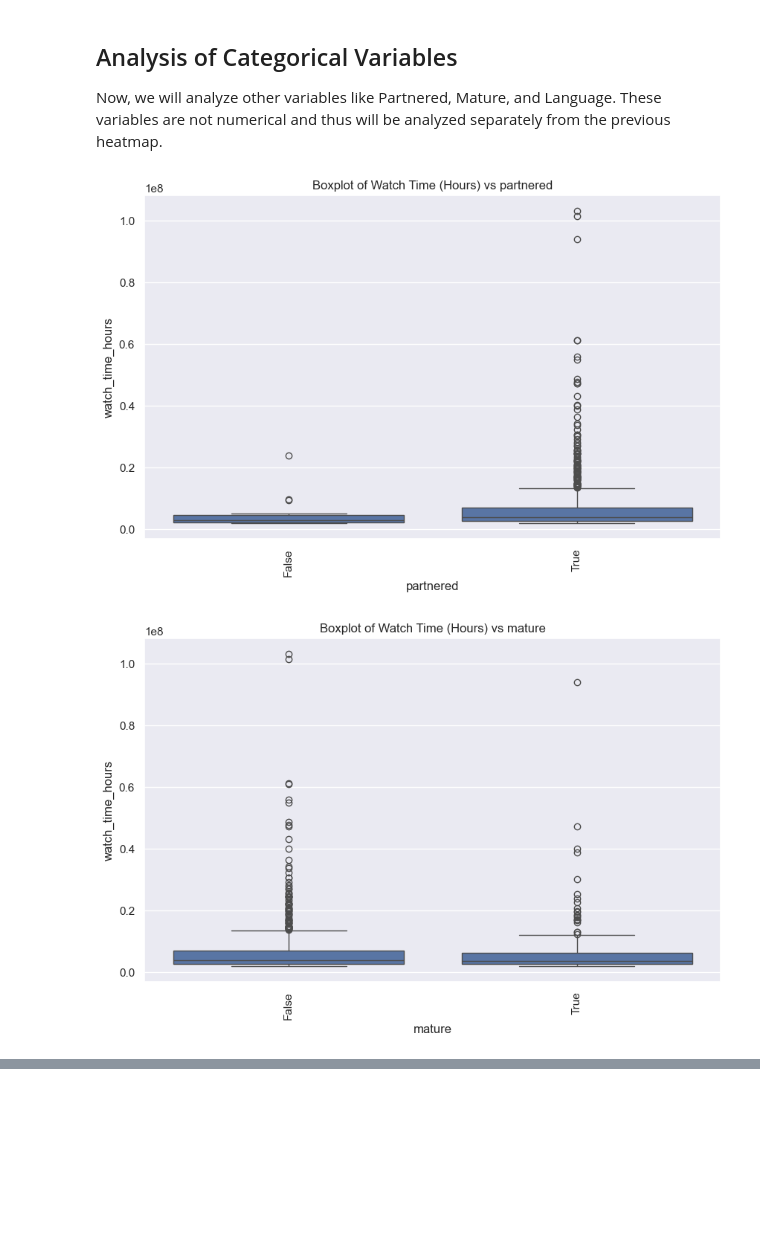
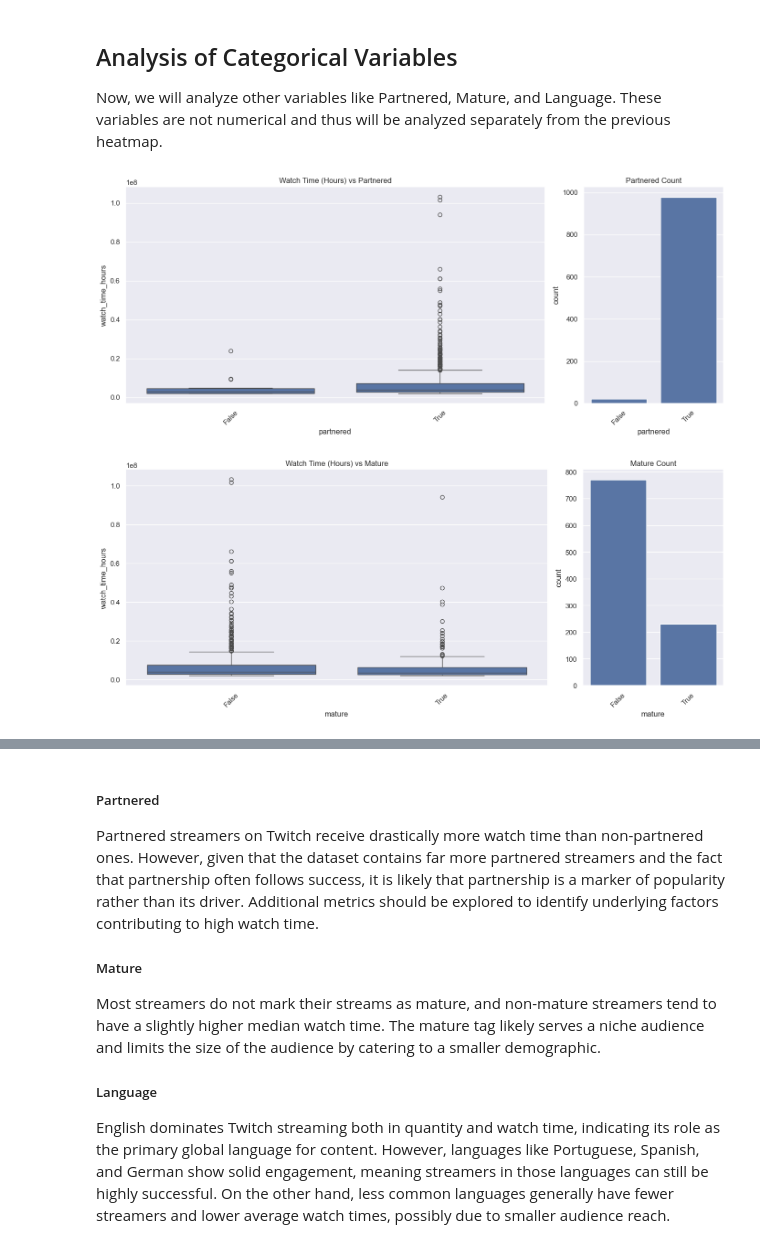
Before and after one commit to jasminejsun/twitch-streamer-analysis, a Jupyter notebook: data-exploratory-analysis.ipynb, the cells around one changed output, grey strips where cells are left out. Cells and saved outputs as stored; diff of their text form; code cells hidden in the pictures; blank space fills up the shorter version.

Commit message:
add analysis for categorical variables and count plots

```diff
--- a/data-exploratory-analysis.ipynb
+++ b/data-exploratory-analysis.ipynb
@@ -164,12 +164,22 @@ Looking at this heatmap, we see that:
 Now, we will analyze other variables like Partnered, Mature, and Language. These variables are not numerical and thus will be analyzed separately from the previous heatmap.
 # %%
 categorical_variables = ['partnered', 'mature', 'language']
+
 for var in categorical_variables:
-    plt.figure(figsize=(10, 6))
-    sb.boxplot(x=var, y='watch_time_hours', data=df)
-    plt.title(f'Boxplot of Watch Time (Hours) vs {var}')
-    plt.xticks(rotation=90)
+    fig, axes = plt.subplots(1, 2, figsize=(14, 6), gridspec_kw={'width_ratios': [3, 1]})
+
+    # Boxplot on the left
+    sb.boxplot(x=var, y='watch_time_hours', data=df, ax=axes[0])
+    axes[0].set_title(f'Watch Time (Hours) vs {var.capitalize()}')
+    axes[0].tick_params(axis='x', rotation=45)
+
+    # Countplot on the right
+    sb.countplot(x=var, data=df, ax=axes[1])
+    axes[1].set_title(f'{var.capitalize()} Count')
+    axes[1].tick_params(axis='x', rotation=45)
+
+    plt.tight_layout()
     plt.show()
 # %% [output]
-[figure, old version]
+[figure, new version]
-[figure, old version]
+[figure, new version]
@@ -176,0 +187,10 @@ for var in categorical_variables:
+# %% [markdown]
+<h5>Partnered</h5>
+Partnered streamers on Twitch receive drastically more watch time than non-partnered ones. However, given that the dataset contains far more partnered streamers and the fact that partnership often follows success, it is likely that partnership is a marker of popularity rather than its driver. Additional metrics should be explored to identify underlying factors contributing to high watch time.
+
+<h5>Mature</h5>
+Most streamers do not mark their streams as mature, and non-mature streamers tend to have a slightly higher median watch time. The mature tag likely serves a niche audience and limits the size of the audience by catering to a smaller demographic.
+
+<h5>Language</h5>
+
+English dominates Twitch streaming both in quantity and watch time, indicating its role as the primary global language for content. However, languages like Portuguese, Spanish, and German show solid engagement, meaning streamers in those languages can still be highly successful. On the other hand, less common languages generally have fewer streamers and lower average watch times, possibly due to smaller audience reach.
```
Also changed, not shown: parts of 1 cell of this notebook.
